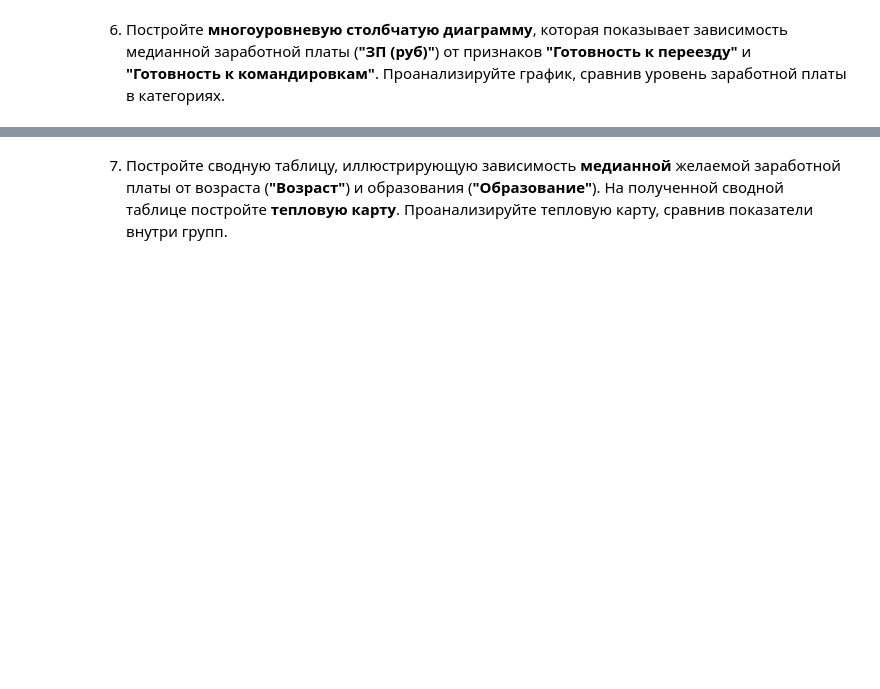
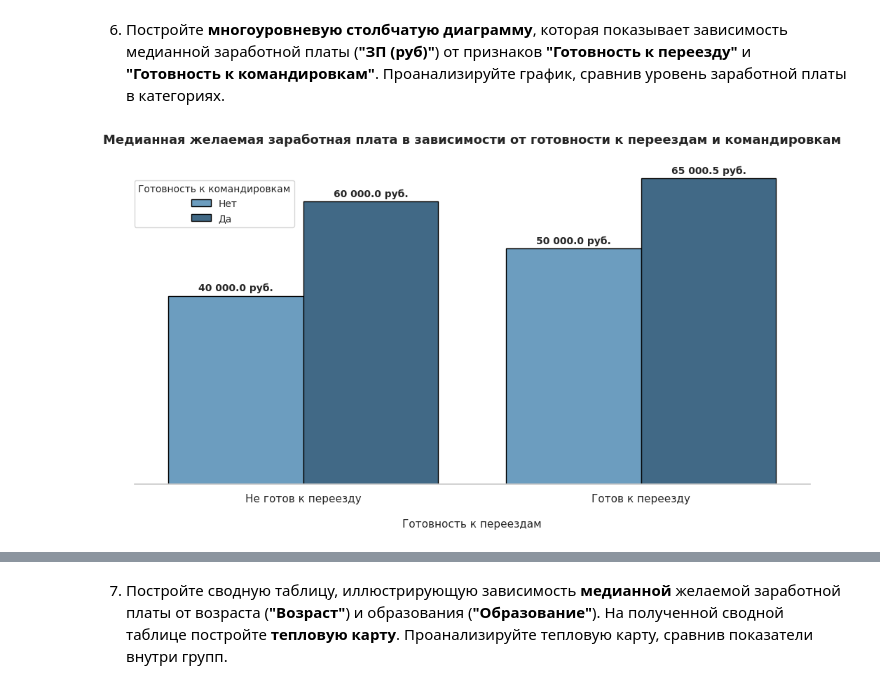
Before and after one commit to rostovcevartem209/hh_database, a Jupyter notebook: hh_database_project.ipynb, the cells around one changed output, grey strips where cells are left out. Drawn from its saved outputs; the diff is of its cells as text; code cells hidden in the pictures; blank space fills up the shorter version.

```diff
--- a/hh_database_project.ipynb
+++ b/hh_database_project.ipynb
@@ -667,0 +665,52 @@ plt.show()
+# %%
+grouped_ready = db_curr[db_curr['ЗП (руб)']<1_000_000].groupby(by=['Готовность к переезду','Готовность к командировкам'], as_index=False)['ЗП (руб)'].median()
+
+sns.set_theme(style="whitegrid")
+plt.figure(figsize=(10,6))
+
+
+ax = sns.barplot(
+    data=grouped_ready,
+    x = 'Готовность к переезду',
+    y='ЗП (руб)',
+    palette='Blues_d',
+    hue = 'Готовность к командировкам',
+    edgecolor = 'black'
+)
+
+for container in ax.containers:
+  ax.bar_label(
+      container,
+      fmt = lambda x: f'{x:,}'.replace(',',' ') + ' руб.',
+      label_type='edge',
+      fontsize=10,
+      fontweight='bold',
+      padding = 3
+  )
+
+sns.despine(left=True)
+plt.yticks([])
+plt.ylabel('')
+
+plt.title('Медианная желаемая заработная плата в зависимости от готовности к переездам и командировкам',
+          fontsize=13,
+          fontweight='bold',
+          pad=20)
+plt.xlabel('Готовность к переездам',
+           fontsize=11,
+           labelpad=15)
+plt.xticks(ticks=[0,1], labels=['Не готов к переезду', 'Готов к переезду'], fontsize=11)
+
+sns.move_legend(
+    ax,
+    labels = ['Нет', 'Да'],
+    loc=[0,0.8],
+    title='Готовность к командировкам',
+    fontsize='small',
+    title_fontsize='small'
+)
+
+plt.tight_layout()
+plt.show()
+# %% [output]
+[figure, added]
```
Also changed, not shown: parts of 5 cells of this notebook.
